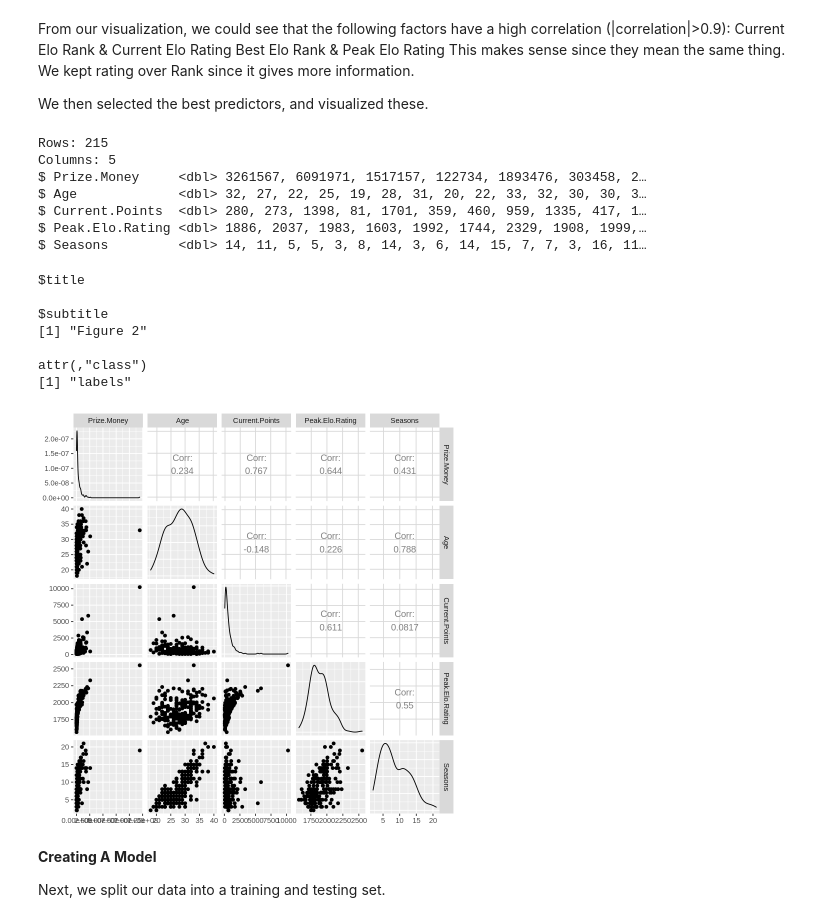
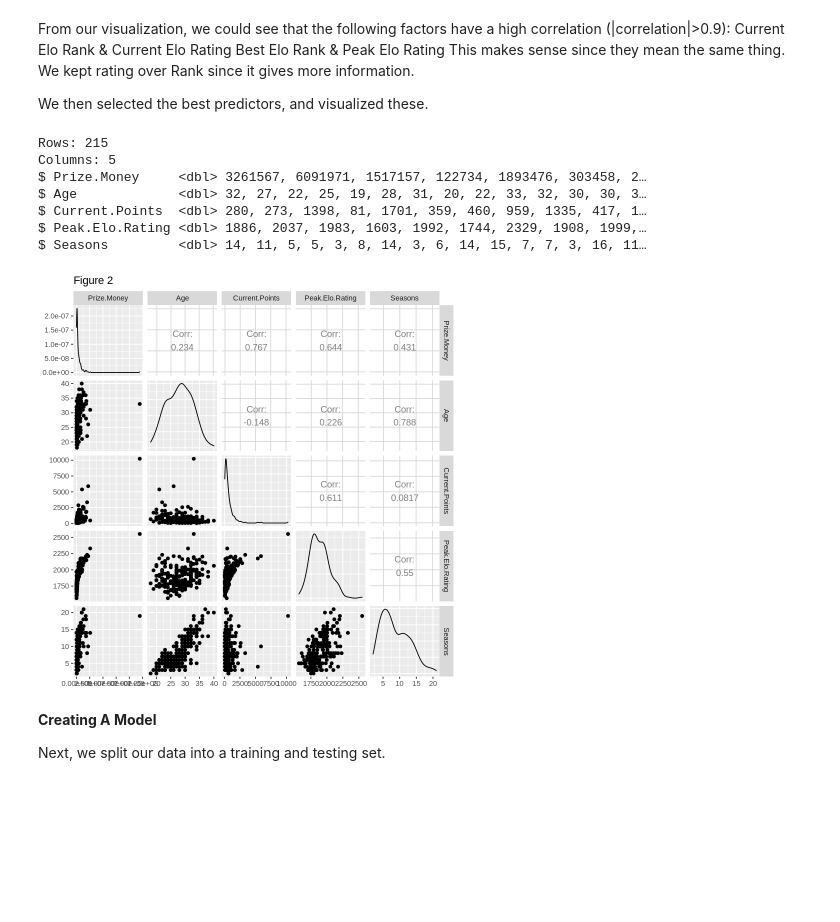
Before and after one commit to alisontucker/DSCI-100-Group-Project, a Jupyter notebook: Report.ipynb, the cells around one changed output. Saved outputs shown, nothing was run; the diff lists cells and outputs as text; code cells hidden in the pictures; blank space fills up the shorter version.

```diff
--- a/Report.ipynb
+++ b/Report.ipynb
@@ -155,31 +148,24 @@ We then selected the best predictors, and visualized these.
 # %%
 selected_predictors = c("Age", "Current.Points", "Peak.Elo.Rating", "Seasons")
 player_stats_short = player_stats_num%>%
                     select(Prize.Money, all_of(selected_predictors)) %>%
                     na.omit()
 glimpse(player_stats_short)
 
 ggpair_plot_2<-player_stats_short%>%
-    ggpairs() %>%
+    ggpairs() +
     ggtitle("Figure 2")
 
 ggpair_plot_2
 # %% [output]
 Rows: 215
 Columns: 5
 $ Prize.Money     <dbl> 3261567, 6091971, 1517157, 122734, 1893476, 303458, 2…
 $ Age             <dbl> 32, 27, 22, 25, 19, 28, 31, 20, 22, 33, 32, 30, 30, 3…
 $ Current.Points  <dbl> 280, 273, 1398, 81, 1701, 359, 460, 959, 1335, 417, 1…
 $ Peak.Elo.Rating <dbl> 1886, 2037, 1983, 1603, 1992, 1744, 2329, 1908, 1999,…
 $ Seasons         <dbl> 14, 11, 5, 5, 3, 8, 14, 3, 6, 14, 15, 7, 7, 3, 16, 11…
-$title
-
-$subtitle
-[1] "Figure 2"
-
-attr(,"class")
-[1] "labels"
-[figure, old version]
+[figure, new version]
 # %% [markdown]
 **Creating A Model**
 
```
Also changed, not shown: parts of 4 cells of this notebook.
